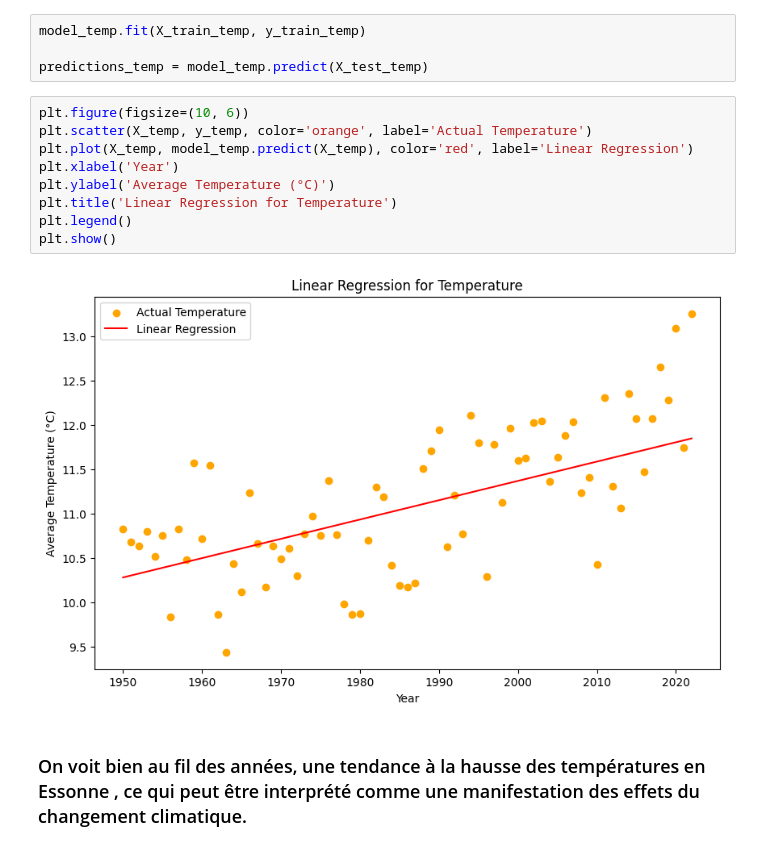
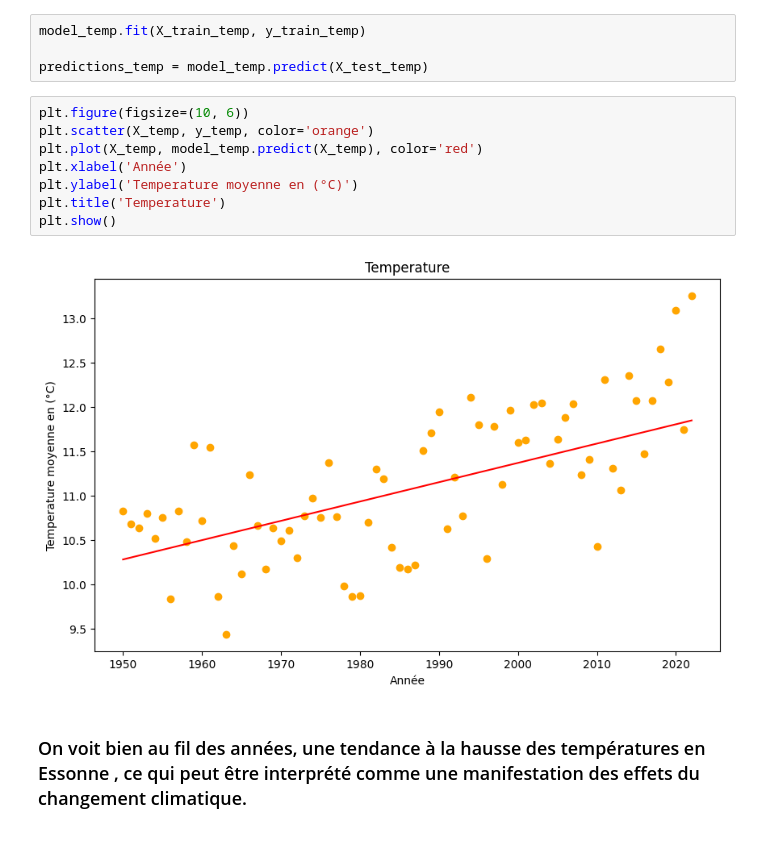
Before and after one commit to rbenna1/Predection-meteo-essonne, a Jupyter notebook: Meteo_Essonne.ipynb, the cells around one changed output. Saved outputs shown, nothing was run; the diff lists cells and outputs as text.

```diff
--- a/Meteo_Essonne.ipynb
+++ b/Meteo_Essonne.ipynb
@@ -301,15 +301,14 @@ model_temp.fit(X_train_temp, y_train_temp)
 predictions_temp = model_temp.predict(X_test_temp)
 # %%
 plt.figure(figsize=(10, 6))
-plt.scatter(X_temp, y_temp, color='orange', label='Actual Temperature')
-plt.plot(X_temp, model_temp.predict(X_temp), color='red', label='Linear Regression')
-plt.xlabel('Year')
-plt.ylabel('Average Temperature (°C)')
-plt.title('Linear Regression for Temperature')
-plt.legend()
+plt.scatter(X_temp, y_temp, color='orange')
+plt.plot(X_temp, model_temp.predict(X_temp), color='red')
+plt.xlabel('Année')
+plt.ylabel('Temperature moyenne en (°C)')
+plt.title('Temperature')
 plt.show()
 # %% [output]
-[figure, old version]
+[figure, new version]
 # %% [markdown]
 
 ### On voit bien au fil des années, une tendance à la hausse des températures en Essonne , ce qui peut être interprété comme une manifestation des effets du changement climatique.
```
Also changed, not shown: parts of 1 cell of this notebook.
